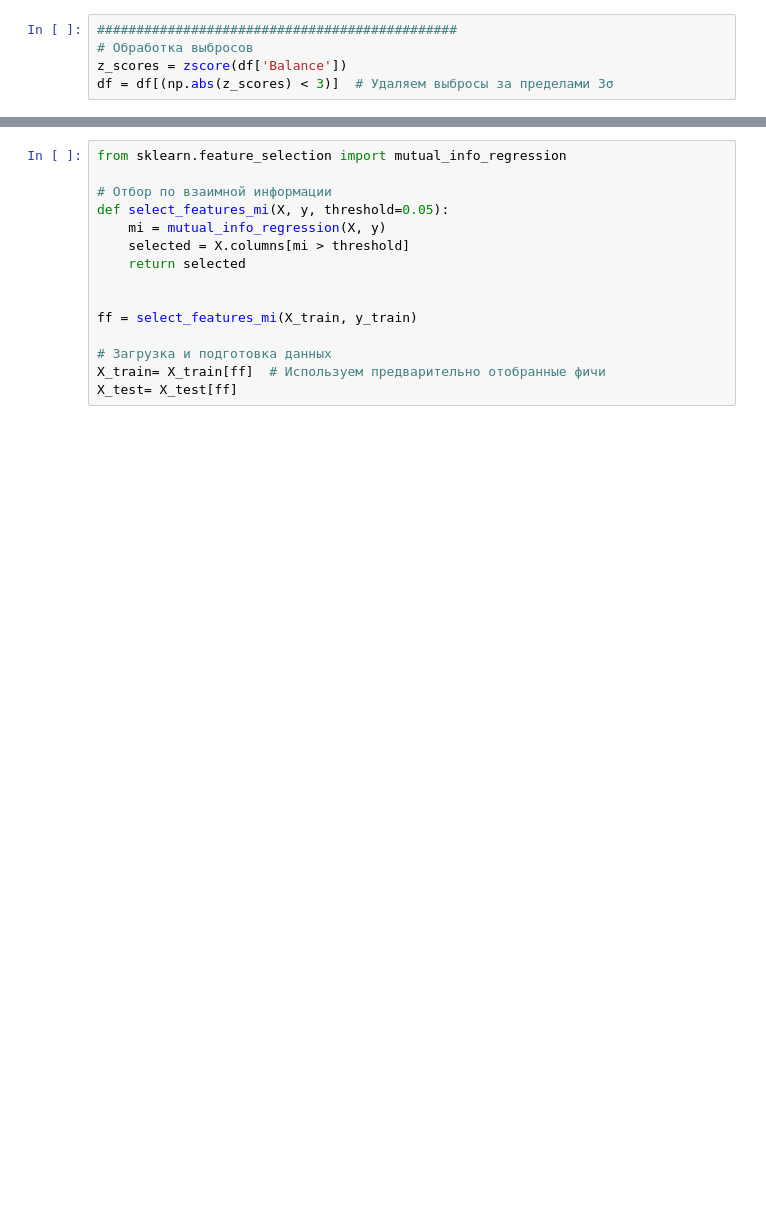
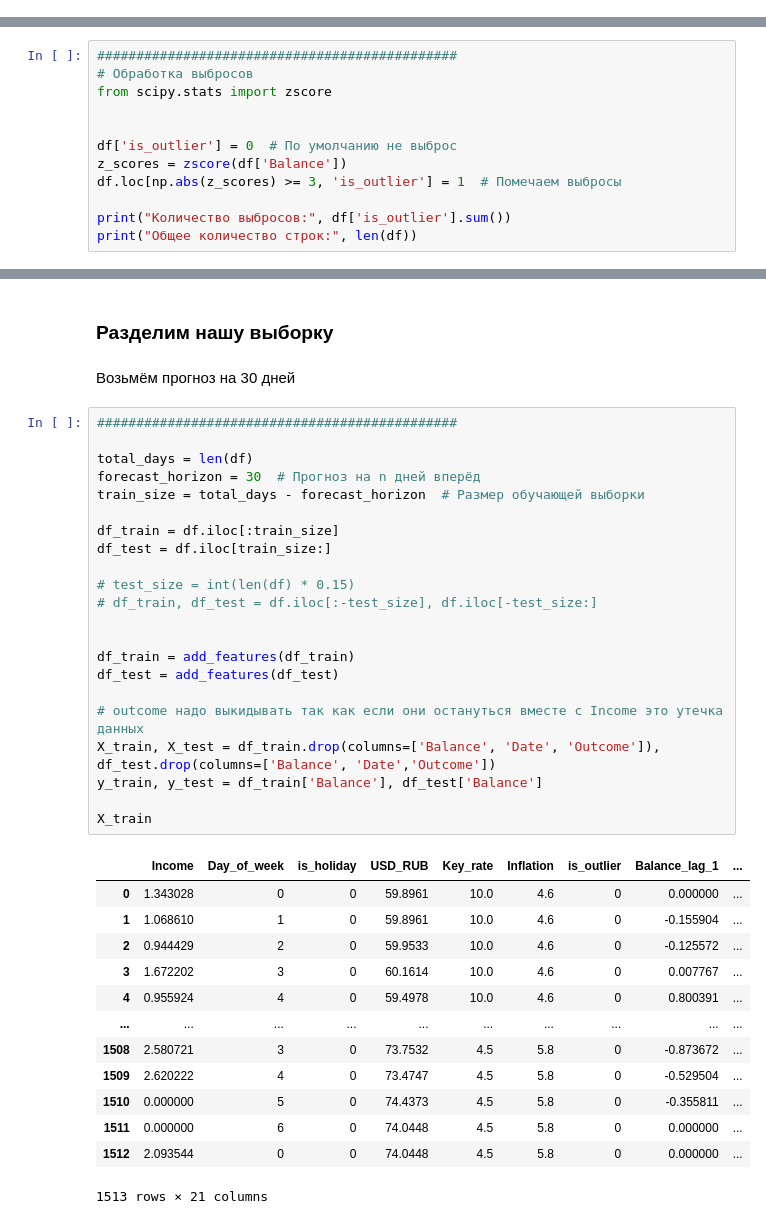
Before and after one commit to serovks/Balances_time_series, a Jupyter notebook: times_series_project.ipynb, the cells around one changed output, grey strips where cells are left out. Drawn from its saved outputs; the diff is of its cells as text; blank space fills up the shorter version.

```diff
--- a/times_series_project.ipynb
+++ b/times_series_project.ipynb
@@ -103,5 +144,0 @@ df['Inflation'] = df['Inflation'].bfill().ffill()
-# %%
-##############################################
-# Обработка выбросов
-z_scores = zscore(df['Balance'])
-df = df[(np.abs(z_scores) < 3)]  # Удаляем выбросы за пределами 3σ
@@ -107,0 +147,12 @@ df = df[(np.abs(z_scores) < 3)]  # Удаляем выбросы за преде
+# %%
+##############################################
+# Обработка выбросов
+from scipy.stats import zscore
+
+
+df['is_outlier'] = 0  # По умолчанию не выброс
+z_scores = zscore(df['Balance'])
+df.loc[np.abs(z_scores) >= 3, 'is_outlier'] = 1  # Помечаем выбросы
+
+print("Количество выбросов:", df['is_outlier'].sum())
+print("Общее количество строк:", len(df))
@@ -220,15 +182,40 @@ def feature_selection(X_train, y_train, n_features_to_select= 10, importance_thr
-# %%
-from sklearn.feature_selection import mutual_info_regression
-
-# Отбор по взаимной информации
-def select_features_mi(X, y, threshold=0.05):
-    mi = mutual_info_regression(X, y)
-    selected = X.columns[mi > threshold]
-    return selected
-
-
-ff = select_features_mi(X_train, y_train)
-
-# Загрузка и подготовка данных
-X_train= X_train[ff]  # Используем предварительно отобранные фичи
-X_test= X_test[ff]
+# %% [markdown]
+### Разделим нашу выборку
+# %% [markdown]
+Возьмём прогноз на 30 дней
+# %%
+##############################################
+
+total_days = len(df)
+forecast_horizon = 30  # Прогноз на n дней вперёд
+train_size = total_days - forecast_horizon  # Размер обучающей выборки
+
+df_train = df.iloc[:train_size]
+df_test = df.iloc[train_size:]
+
+# test_size = int(len(df) * 0.15)
+# df_train, df_test = df.iloc[:-test_size], df.iloc[-test_size:]
+
+
+df_train = add_features(df_train)
+df_test = add_features(df_test)
+
+# outcome надо выкидывать так как если они остануться вместе с Income это утечка данных
+X_train, X_test = df_train.drop(columns=['Balance', 'Date', 'Outcome']), df_test.drop(columns=['Balance', 'Date','Outcome'])
+y_train, y_test = df_train['Balance'], df_test['Balance']
+
+X_train
+# %% [output]
+|  | Income | Day_of_week | is_holiday | USD_RUB | Key_rate | Inflation | is_outlier | Balance_lag_1 | ... |
+| 0 | 1.343028 | 0 | 0 | 59.8961 | 10.0 | 4.6 | 0 | 0.000000 | ... |
+| 1 | 1.068610 | 1 | 0 | 59.8961 | 10.0 | 4.6 | 0 | -0.155904 | ... |
+| 2 | 0.944429 | 2 | 0 | 59.9533 | 10.0 | 4.6 | 0 | -0.125572 | ... |
+| 3 | 1.672202 | 3 | 0 | 60.1614 | 10.0 | 4.6 | 0 | 0.007767 | ... |
+| 4 | 0.955924 | 4 | 0 | 59.4978 | 10.0 | 4.6 | 0 | 0.800391 | ... |
+| ... | ... | ... | ... | ... | ... | ... | ... | ... | ... |
+| 1508 | 2.580721 | 3 | 0 | 73.7532 | 4.5 | 5.8 | 0 | -0.873672 | ... |
+| 1509 | 2.620222 | 4 | 0 | 73.4747 | 4.5 | 5.8 | 0 | -0.529504 | ... |
+| 1510 | 0.000000 | 5 | 0 | 74.4373 | 4.5 | 5.8 | 0 | -0.355811 | ... |
+| 1511 | 0.000000 | 6 | 0 | 74.0448 | 4.5 | 5.8 | 0 | 0.000000 | ... |
+| 1512 | 2.093544 | 0 | 0 | 74.0448 | 4.5 | 5.8 | 0 | 0.000000 | ... |
+1513 rows × 21 columns
```
Also changed, not shown: parts of 26 cells of this notebook.
